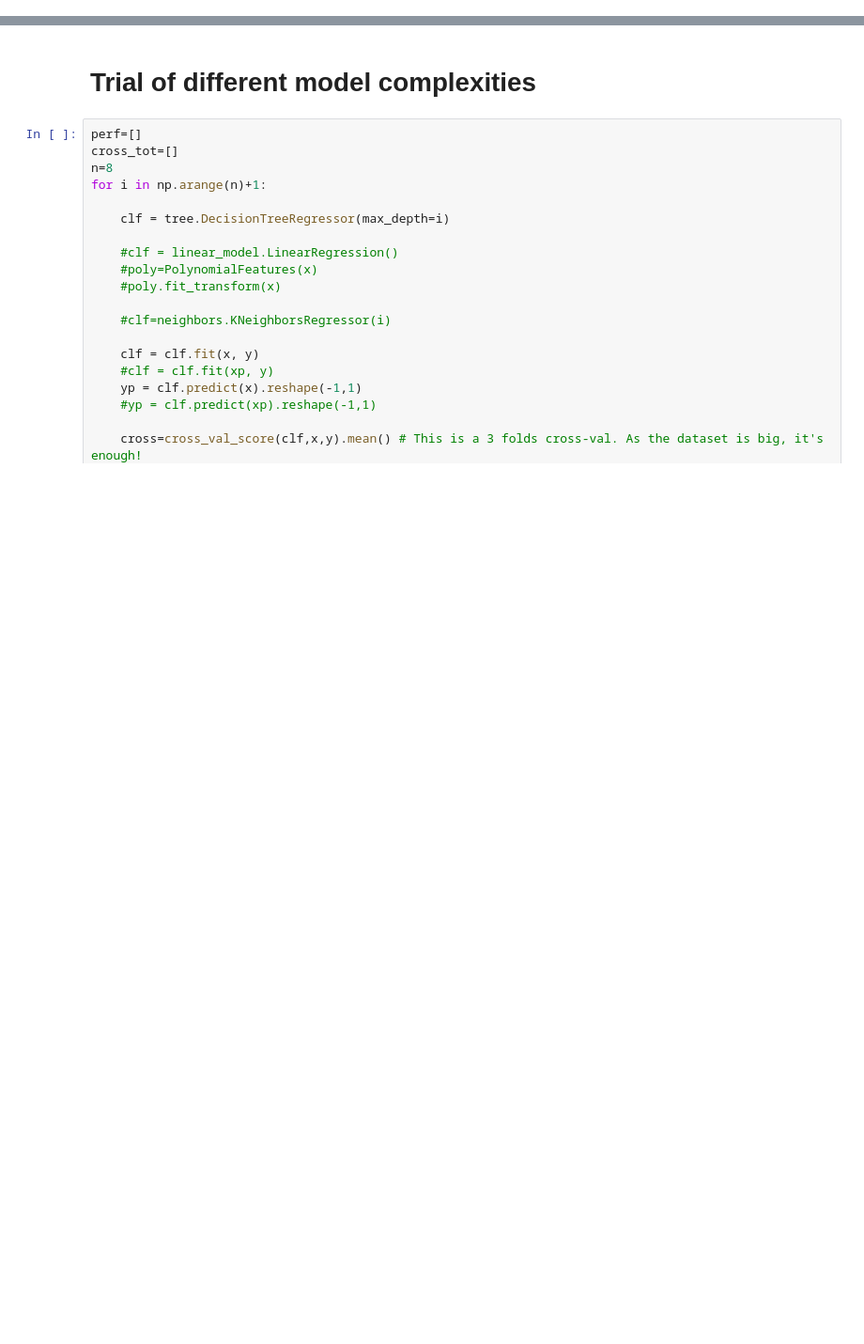
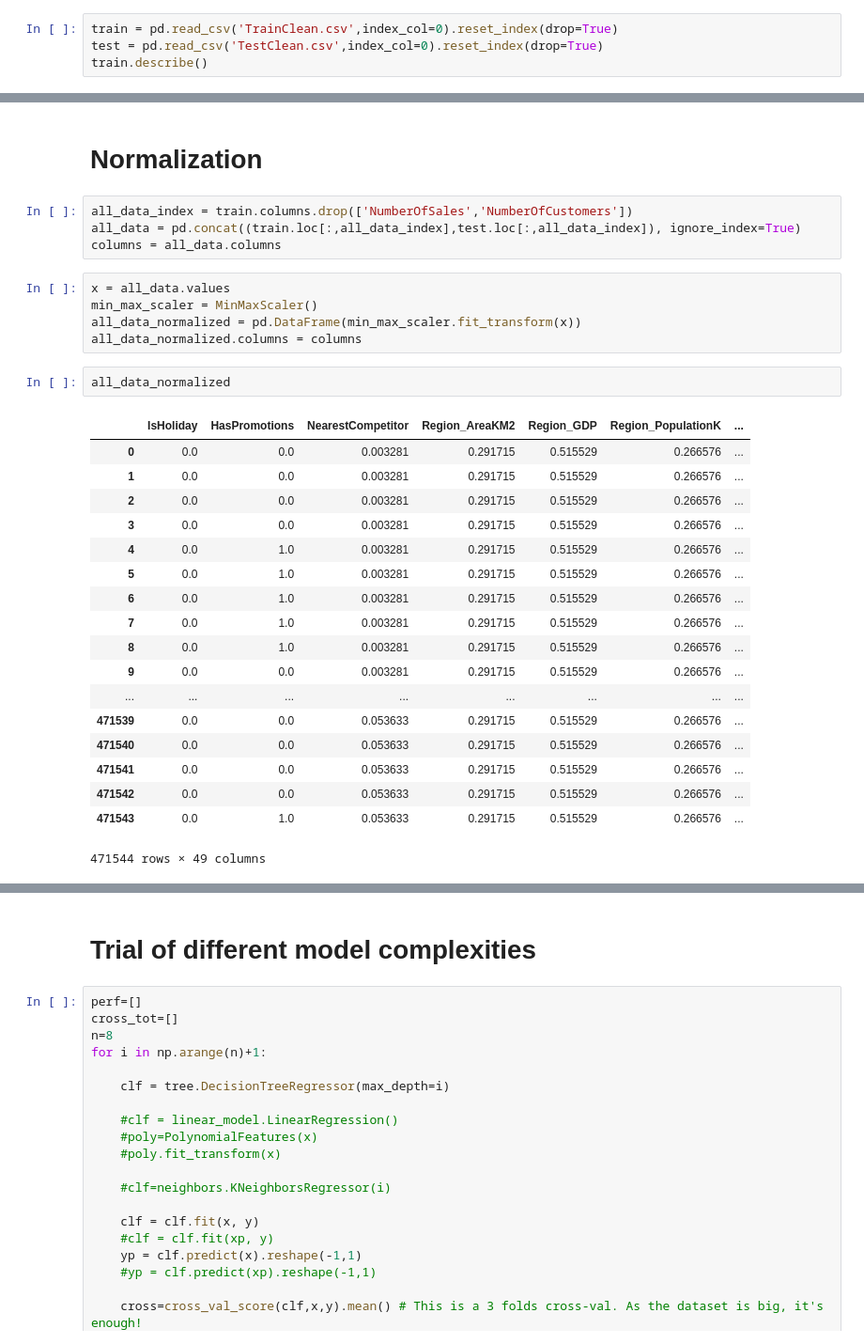
Before and after one commit to PietroMenchetti/DataMiningProject, a Jupyter notebook: Micha.ipynb, the cells around one changed output, grey strips where cells are left out. Shown: that part at 94% size. Drawn from its saved outputs; the diff is of its cells as text; blank space fills up the shorter version.

Commit message:
Added creator FinalTrain FinalTest

```diff
--- a/Micha.ipynb
+++ b/Micha.ipynb
@@ -0,0 +22,4 @@
+# %%
+train = pd.read_csv('TrainClean.csv',index_col=0).reset_index(drop=True)
+test = pd.read_csv('TestClean.csv',index_col=0).reset_index(drop=True)
+train.describe()
@@ -0,0 +52,32 @@
+# %% [markdown]
+# Normalization
+# %%
+all_data_index = train.columns.drop(['NumberOfSales','NumberOfCustomers'])
+all_data = pd.concat((train.loc[:,all_data_index],test.loc[:,all_data_index]), ignore_index=True)
+columns = all_data.columns
+# %%
+x = all_data.values
+min_max_scaler = MinMaxScaler()
+all_data_normalized = pd.DataFrame(min_max_scaler.fit_transform(x))
+all_data_normalized.columns = columns
+# %%
+all_data_normalized
+# %% [output]
+|  | IsHoliday | HasPromotions | NearestCompetitor | Region_AreaKM2 | Region_GDP | Region_PopulationK | ... |
+| 0 | 0.0 | 0.0 | 0.003281 | 0.291715 | 0.515529 | 0.266576 | ... |
+| 1 | 0.0 | 0.0 | 0.003281 | 0.291715 | 0.515529 | 0.266576 | ... |
+| 2 | 0.0 | 0.0 | 0.003281 | 0.291715 | 0.515529 | 0.266576 | ... |
+| 3 | 0.0 | 0.0 | 0.003281 | 0.291715 | 0.515529 | 0.266576 | ... |
+| 4 | 0.0 | 1.0 | 0.003281 | 0.291715 | 0.515529 | 0.266576 | ... |
+| 5 | 0.0 | 1.0 | 0.003281 | 0.291715 | 0.515529 | 0.266576 | ... |
+| 6 | 0.0 | 1.0 | 0.003281 | 0.291715 | 0.515529 | 0.266576 | ... |
+| 7 | 0.0 | 1.0 | 0.003281 | 0.291715 | 0.515529 | 0.266576 | ... |
+| 8 | 0.0 | 1.0 | 0.003281 | 0.291715 | 0.515529 | 0.266576 | ... |
+| 9 | 0.0 | 0.0 | 0.003281 | 0.291715 | 0.515529 | 0.266576 | ... |
+| ... | ... | ... | ... | ... | ... | ... | ... |
+| 471539 | 0.0 | 0.0 | 0.053633 | 0.291715 | 0.515529 | 0.266576 | ... |
+| 471540 | 0.0 | 0.0 | 0.053633 | 0.291715 | 0.515529 | 0.266576 | ... |
+| 471541 | 0.0 | 0.0 | 0.053633 | 0.291715 | 0.515529 | 0.266576 | ... |
+| 471542 | 0.0 | 0.0 | 0.053633 | 0.291715 | 0.515529 | 0.266576 | ... |
+| 471543 | 0.0 | 1.0 | 0.053633 | 0.291715 | 0.515529 | 0.266576 | ... |
+471544 rows × 49 columns
```
Also changed, not shown: parts of 11 cells of this notebook.
